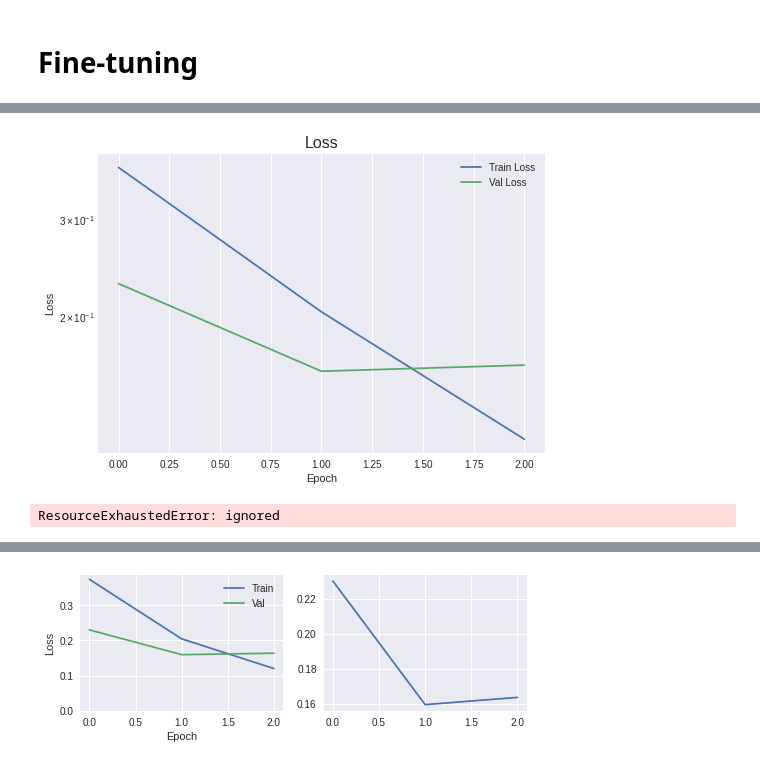
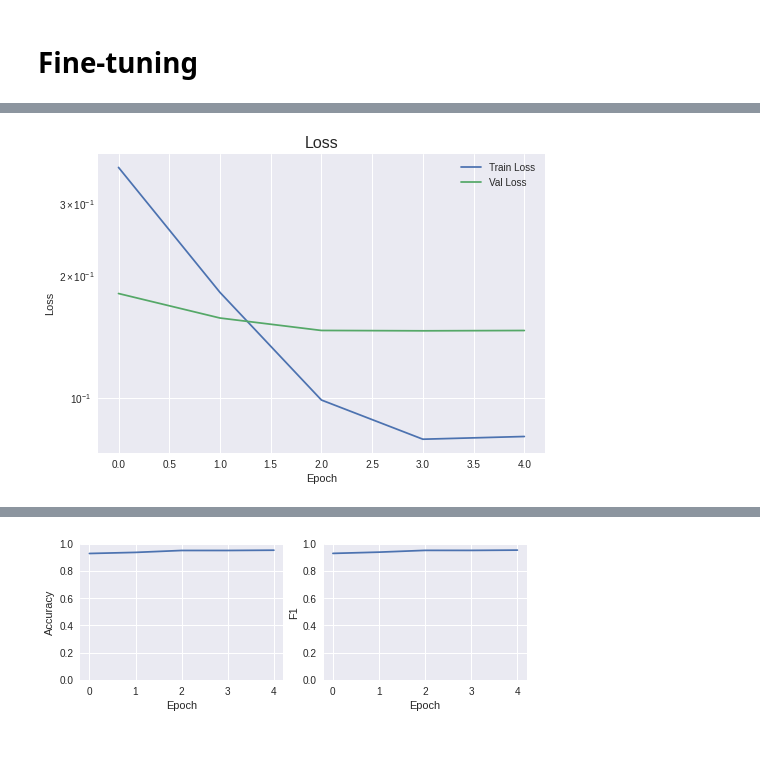
Before and after one commit to pedrosena138/assin2-bertimbau-benchmark, a Jupyter notebook: ASSIN2_Portuguese_BERT_TensorFlow.ipynb, the cells around one changed output, grey strips where cells are left out. Drawn from its saved outputs; the diff is of its cells as text; code cells hidden in the pictures.

```diff
--- a/ASSIN2_Portuguese_BERT_TensorFlow.ipynb
+++ b/ASSIN2_Portuguese_BERT_TensorFlow.ipynb
@@ -99,7 +99,7 @@ mpl.rcParams['figure.figsize'] = (14, 12)
 plt.style.use('seaborn')
 
 BATCH_SIZE = 16
-NUM_EPOCHS = 3
+NUM_EPOCHS = 5
 
 #Options: stsb, rte
 TASK =  'rte'
@@ -346,8 +350,7 @@ def plot_metrics(history, metrics):
   for n, metric in enumerate(metrics):
     name = metric.replace("_"," ").capitalize()
     plt.subplot(2,2,n+1)
-    plt.plot(history.epoch, history.history[metric], label='Train')
-    plt.plot(history.epoch, history.history['val_'+metric], label='Val')
+    plt.plot(history.epoch, history.history[metric])
     plt.xlabel('Epoch')
     plt.ylabel(name)
     if metric == 'loss':
@@ -365,27 +368,17 @@ def plot_confusion_matrix(labels, predictions, p=0.5):
   plt.ylabel('Actual label')
   plt.xlabel('Predicted label')
 
-  print('Legitimate Transactions Detected (True Negatives): ', cm[0][0])
-  print('Legitimate Transactions Incorrectly Detected (False Positives): ', cm[0][1])
-  print('Fraudulent Transactions Missed (False Negatives): ', cm[1][0])
-  print('Fraudulent Transactions Detected (True Positives): ', cm[1][1])
-  print('Total Fraudulent Transactions: ', np.sum(cm[1]))
+  print('True Negatives:', cm[0][0])
+  print('False Positives:', cm[0][1])
+  print('False Negatives:', cm[1][0])
+  print('True Positives:', cm[1][1])
 # %%
 plot_loss(history)
 # %% [output]
-[figure, old version]
+[figure, new version]
-# %%
-tokenized = tokenizer(dataset['test']['premise'], dataset['test']['hypothesis'], return_tensors="np", padding="longest")
-label_col = 'relatedness_score' if TASK == 'stsb' else 'entailment_judgment'
-labels = dataset['test'][label_col]
-
-# tokenized
-outputs = model(tokenized).logits
-
-classifications = np.argmax(outputs, axis=1)
-print(classifications)
-# %% [output]
-ResourceExhaustedError: ignored
 # %%
+del history.history['loss']
+del history.history['val_loss']
+
 plot_metrics(history, metrics=history.history.keys())
 # %% [output]
@@ -393 +387 @@ KeyError: ignored
-[figure, old version]
+[figure, new version]
```
Also changed, not shown: parts of 22 cells of this notebook.
